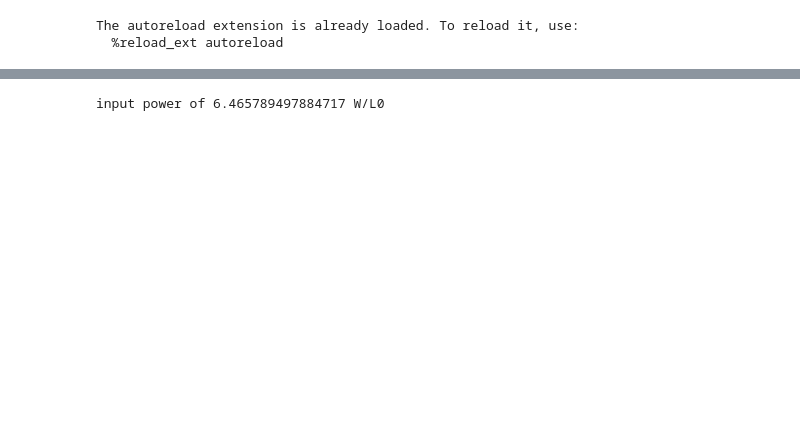
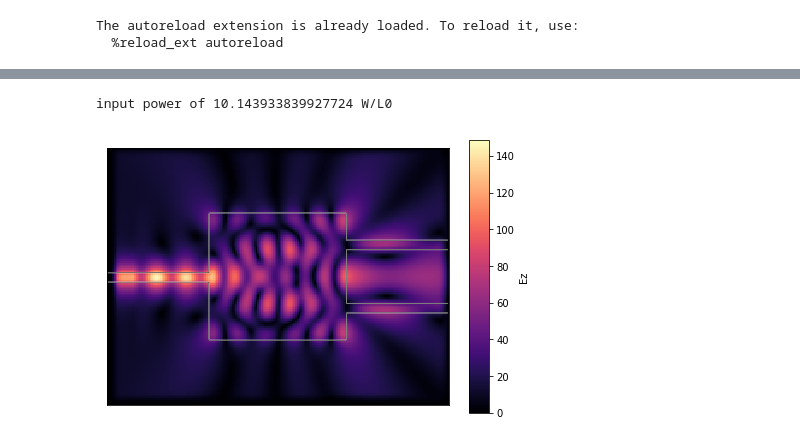
Before and after one commit to fancompute/angler, a Jupyter notebook: Notebooks/Flux_resolution.ipynb, the cells around one changed output, grey strips where cells are left out. Cells and saved outputs as stored; diff of their text form; code cells hidden in the pictures; blank space fills up the shorter version.

```diff
--- a/Notebooks/Flux_resolution.ipynb
+++ b/Notebooks/Flux_resolution.ipynb
@@ -44,10 +44,13 @@ plt.show()
 # %%
 # set the modal source and probes
 simulation.add_mode(3.5, 'x', [15, ny], 100, scale=70)
 simulation.setup_modes()
 print('input power of {} W/L0'.format(simulation.W_in))
+simulation.solve_fields()
+simulation.plt_abs(outline=True, cbar=True);
 # %% [output]
-input power of 6.465789497884717 W/L0
+input power of 10.143933839927724 W/L0
+[figure, added]
 # %%
 # Define a finer meshing of the same structure
 dl = 0.2e-1                   # grid size (L0)
```
Also changed, not shown: parts of 4 cells of this notebook.
